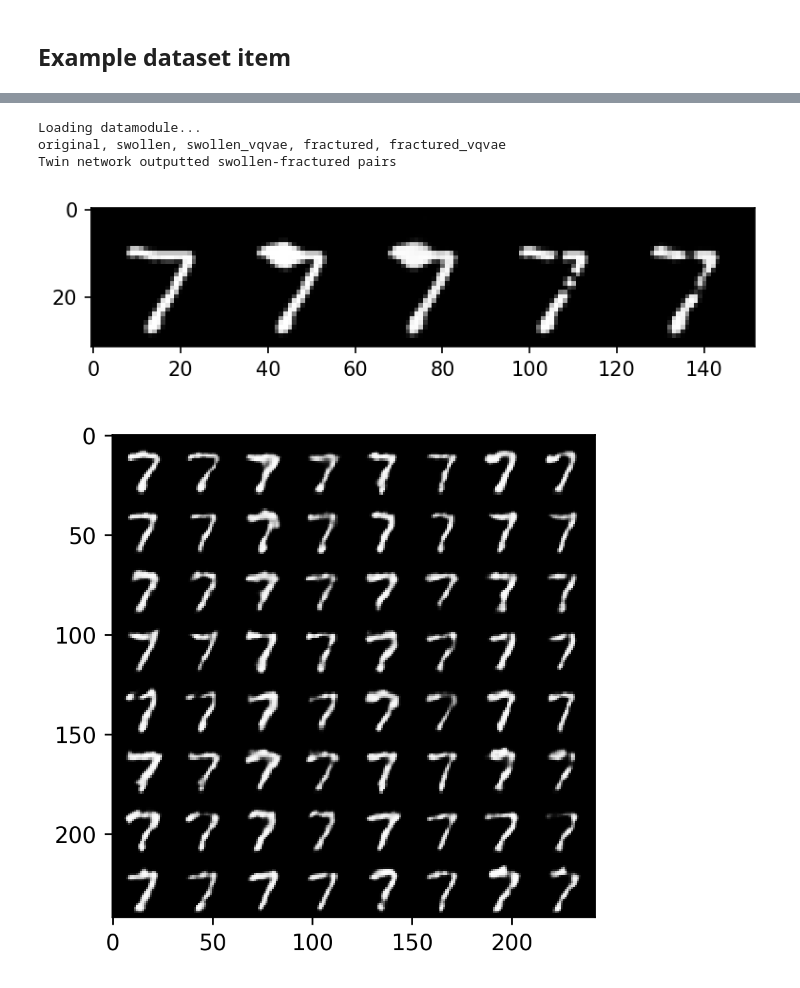
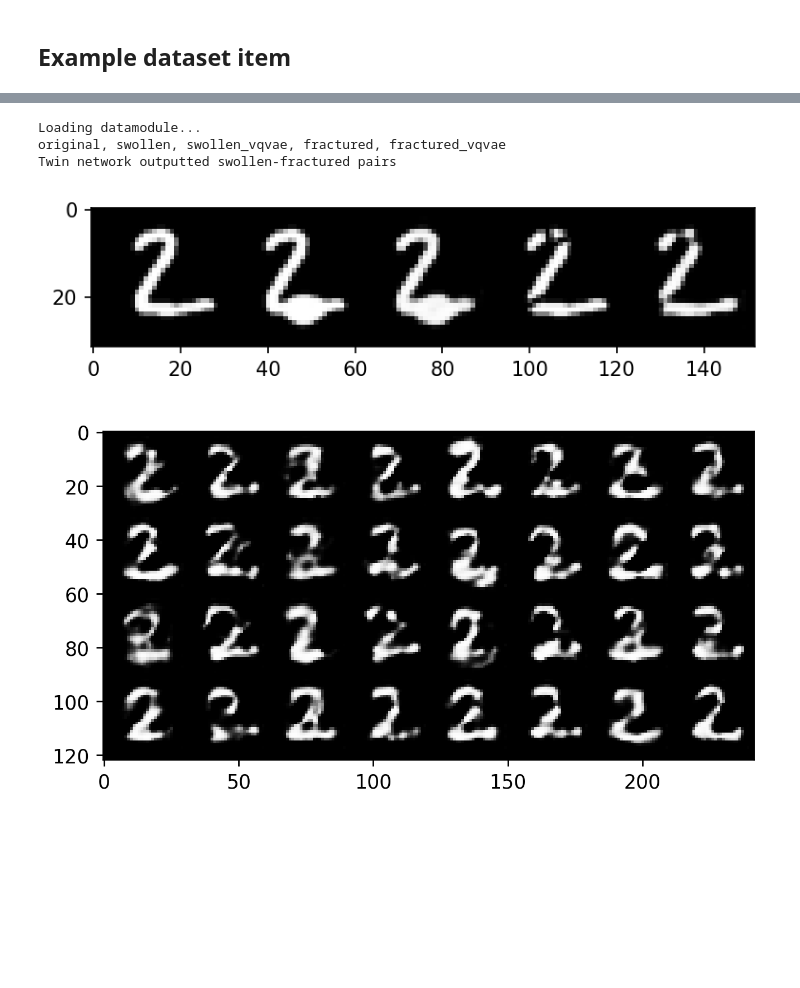
Before and after one commit to matteobilardi/ccbir, a Jupyter notebook: ccbir/scratchpad.ipynb, the cells around one changed output, grey strips where cells are left out. Cells and saved outputs as stored; diff of their text form; code cells hidden in the pictures; blank space fills up the shorter version.

```diff
--- a/ccbir/scratchpad.ipynb
+++ b/ccbir/scratchpad.ipynb
@@ -4,12 +4,16 @@ config.pythonpath_fix()
 # %% [markdown]
 ## VQVAE Reconstructions
 # %%
-from ccbir.experiments import VQVAEExperiment
+from ccbir.experiment.experiments import VQVAEExperiment
 from ccbir.models.vqvae import VQVAE
+from ccbir.models.model import load_best_model
 
-vqvae_exp = VQVAEExperiment(VQVAE.load_from_checkpoint(
+vqvae = VQVAE.load_from_checkpoint(
     '/homes/mb8318/Documents/year4/ccbir/lightning_logs/version_56/checkpoints/vqvae-morphomnist-epoch=480-val_loss=0.0163195.ckpt'
-))
+)
+
+vqvae = load_best_model(VQVAE)
+vqvae_exp = VQVAEExperiment(vqvae)
 # %%
 vqvae_exp.show_vqvae_recons()
 # %% [output]
@@ -132,14 +114,15 @@ Params size (MB): 11.11
 Estimated Total Size (MB): 13.06
 ==========================================================================================
 # %%
-from ccbir.experiments import PSFTwinNetExperiment
+from ccbir.experiment.experiments import PSFTwinNetExperiment
 from ccbir.models.vqvae import VQVAE
 from ccbir.models.twin_network import PSFTwinNet
 from ccbir.models.model import load_best_model
 
 vqvae = load_best_model(VQVAE)
 twinnet = PSFTwinNet.load_from_checkpoint(
-    '/homes/mb8318/Documents/year4/ccbir/lightning_logs/version_64/checkpoints/last.ckpt'
+    '/homes/mb8318/Documents/year4/ccbir/lightning_logs/version_75/checkpoints/last.ckpt'
+    #'/homes/mb8318/Documents/year4/ccbir/lightning_logs/version_66/checkpoints/last.ckpt'
 )
 
 exp = PSFTwinNetExperiment(
@@ -147,13 +130,13 @@ exp = PSFTwinNetExperiment(
     twinnet=twinnet,
 )
 # %%
-exp.show_twinnet_samples(0, noise_scale=0.25, num_samples=32)
+exp.show_twinnet_samples(1, noise_scale=0.25, num_samples=16, train=False)
 # %% [output]
 Loading datamodule...
 original, swollen, swollen_vqvae, fractured, fractured_vqvae
 Twin network outputted swollen-fractured pairs
-[figure, old version]
+[figure, new version]
-[figure, old version]
+[figure, new version]
 # %%
 exp.show_twinnet_samples(1)
 # %% [output]
```
Also changed, not shown: parts of 6 cells of this notebook, 7 other files.
